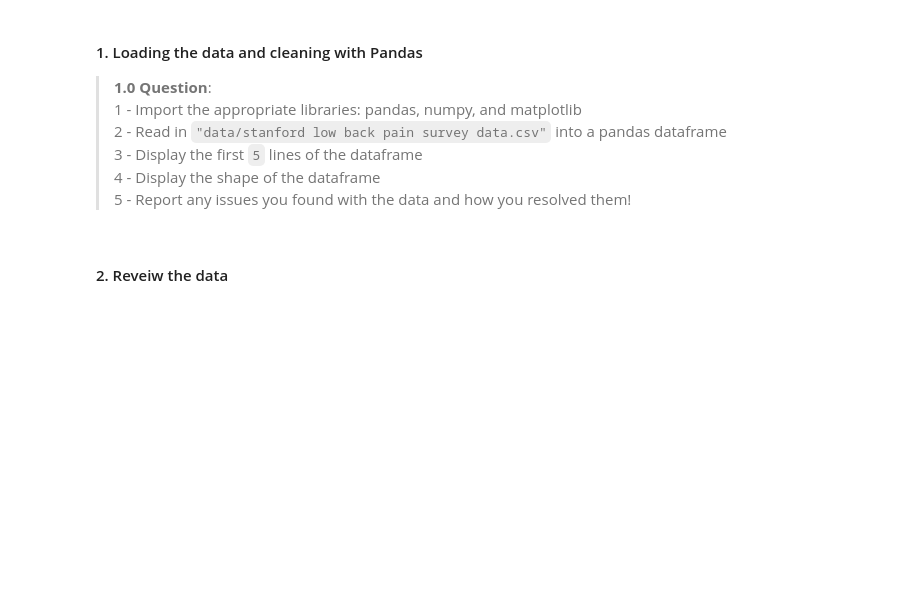
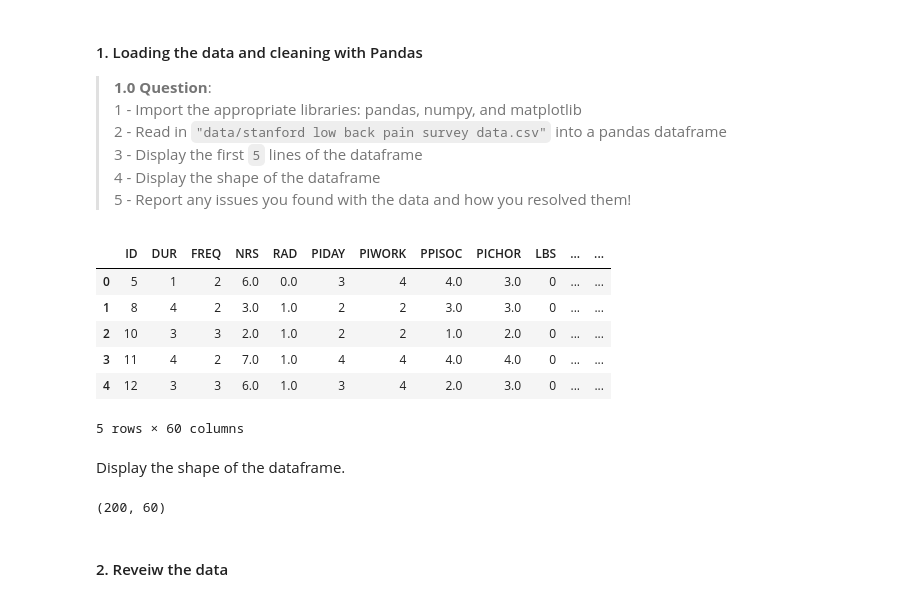
Before and after one commit to jayurbain/DataScienceIntro, a Jupyter notebook: labs/lab_2_eda/lab_2_eda_backpain.ipynb, the cells around one changed output. Saved outputs shown, nothing was run; the diff lists cells and outputs as text; code cells hidden in the pictures; blank space fills up the shorter version.

```diff
--- a/labs/lab_2_eda/lab_2_eda_backpain.ipynb
+++ b/labs/lab_2_eda/lab_2_eda_backpain.ipynb
@@ -131,3 +128,27 @@ SLEEP - 24. ??
+# %%
+# your work here
+%matplotlib inline
+
+import pandas as pd
+import numpy as np
+import matplotlib.pyplot as plt
+
+df = pd.read_csv("data/stanford low back pain survey data.csv")
+df.head(5)
+# %% [output]
+|  | ID | DUR | FREQ | NRS | RAD | PIDAY | PIWORK | PPISOC | PICHOR | LBS | ... | ... |
+| 0 | 5 | 1 | 2 | 6.0 | 0.0 | 3 | 4 | 4.0 | 3.0 | 0 | ... | ... |
+| 1 | 8 | 4 | 2 | 3.0 | 1.0 | 2 | 2 | 3.0 | 3.0 | 0 | ... | ... |
+| 2 | 10 | 3 | 3 | 2.0 | 1.0 | 2 | 2 | 1.0 | 2.0 | 0 | ... | ... |
+| 3 | 11 | 4 | 2 | 7.0 | 1.0 | 4 | 4 | 4.0 | 4.0 | 0 | ... | ... |
+| 4 | 12 | 3 | 3 | 6.0 | 1.0 | 3 | 4 | 2.0 | 3.0 | 0 | ... | ... |
+5 rows × 60 columns
+# %% [markdown]
+Display the shape of the dataframe.
+# %%
+df.shape
+# %% [output]
+(200, 60)
 # %% [markdown]
 #### 2. Reveiw the  data
 # %%
```
Also changed, not shown: parts of 8 cells of this notebook, 1 other file.
